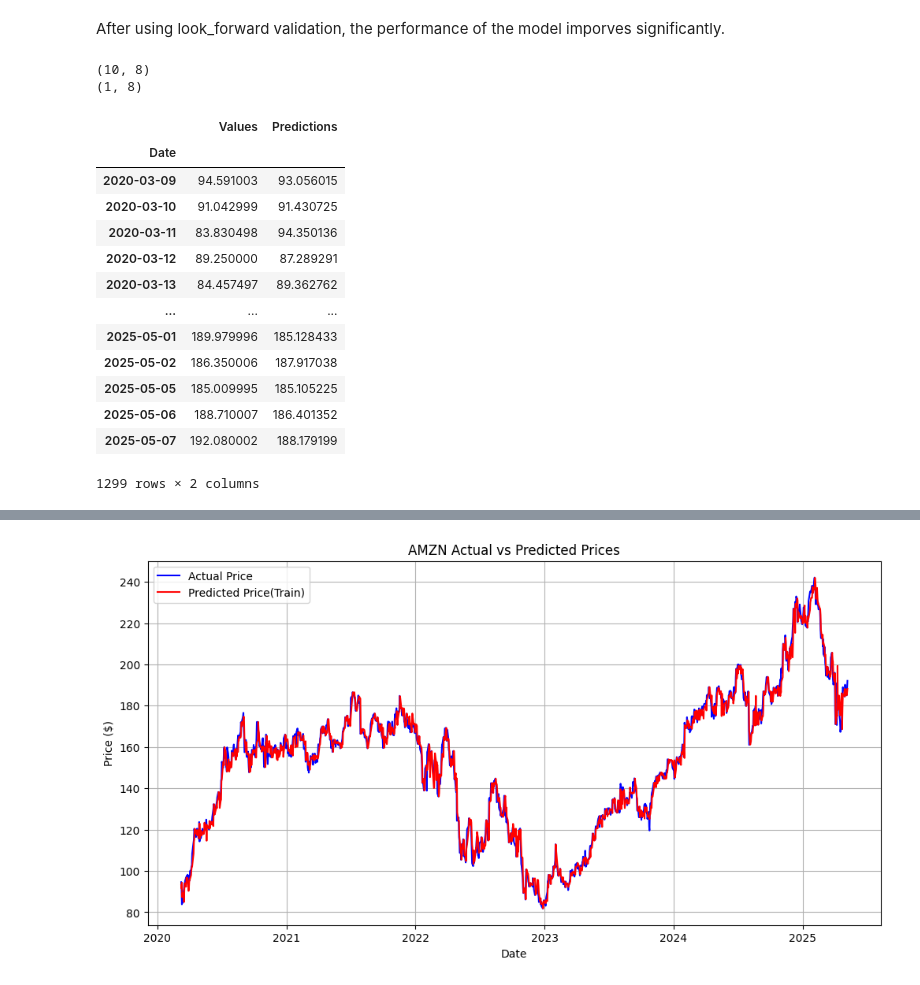
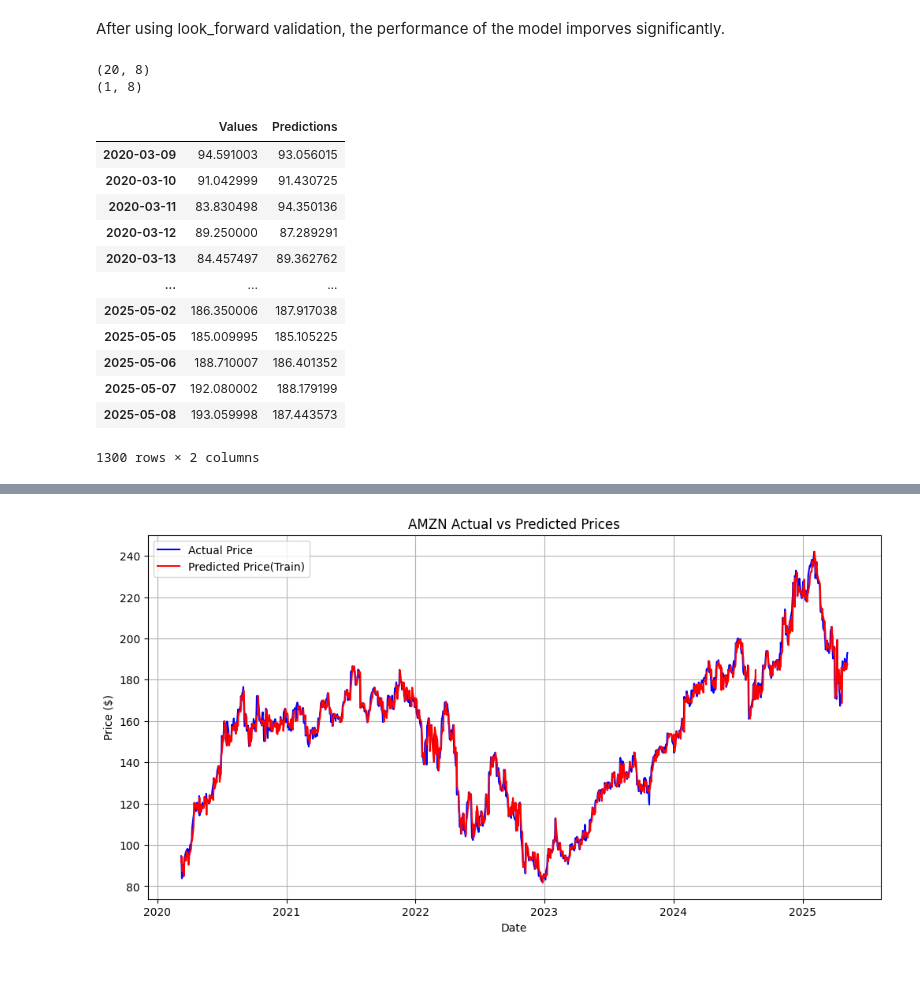
Before and after one commit to OAillon/Stock-Price-Prediction, a Jupyter notebook: jupyter_notebooks/XGBoost.ipynb, the cells around one changed output, grey strips where cells are left out. Saved outputs shown, nothing was run; the diff lists cells and outputs as text; code cells hidden in the pictures.

```diff
--- a/jupyter_notebooks/XGBoost.ipynb
+++ b/jupyter_notebooks/XGBoost.ipynb
@@ -350,7 +352,8 @@ n_test = 1
 # Initialize lists to store predictions and actual values
 predictions = []
 actual = []
-
+total_test_dates = []
+dates = amzn.index
 X = amzn[features].values
 y = amzn['Target'].values
 
@@ -360,12 +363,14 @@ model = XGBRegressor(n_estimators=100, learning_rate=0.1, random_state=42)
 for i in tqdm(range(len(X) - n_lags - n_test + 1)):
     X_train, X_test = X[i:i+n_lags], X[i+n_lags:i+n_lags+n_test]
     y_train, y_test = y[i:i+n_lags], y[i+n_lags:i+n_lags+n_test]
+    test_dates = dates[i+n_lags:i+n_lags+n_test]
 
     model.fit(X_train, y_train)
 
     y_pred = model.predict(X_test)
     predictions.extend(y_pred)
     actual.extend(y_test)
+    total_test_dates.extend(test_dates)
 # %%
 # Calculate the Mean Squared Error
 
@@ -386,39 +393,39 @@ print(predictions)
 # %% [markdown]
 After using look_forward validation, the performance of the model imporves significantly.
 # %%
-# Training for an unknown day
-X_train = amzn[-10:][features].values
+# Training today's target (prediction of tomorrow's closing price)
+X_train = amzn[-n_lags:][features].values
 X_test = last_row[features].values.reshape(1, -1)
-y_train = amzn[-10:]['Target'].values
+y_train = amzn[-n_lags:]['Target'].values
 model.fit(X_train, y_train)
-last_prediction = model.predict(X_test)
+pred_wo_target_1 = model.predict(X_test)
 
 print(X_train.shape)
 print(X_test.shape)
+# print(last_row)
 # %% [output]
-(10, 8)
+(20, 8)
 (1, 8)
 # %%
-result_dates = amzn.reset_index()['Date'][20:]
+result_dates = total_test_dates
 data = {
 'Values': actual,
 'Predictions': predictions}
 result_df = pd.DataFrame(
 data = data, index = result_dates
 )
 result_df
 # %% [output]
 |  | Values | Predictions |
-| Date |  |  |
 | 2020-03-09 | 94.591003 | 93.056015 |
 | 2020-03-10 | 91.042999 | 91.430725 |
 | 2020-03-11 | 83.830498 | 94.350136 |
 | 2020-03-12 | 89.250000 | 87.289291 |
 | 2020-03-13 | 84.457497 | 89.362762 |
 | ... | ... | ... |
-| 2025-05-01 | 189.979996 | 185.128433 |
 | 2025-05-02 | 186.350006 | 187.917038 |
 | 2025-05-05 | 185.009995 | 185.105225 |
 | 2025-05-06 | 188.710007 | 186.401352 |
 | 2025-05-07 | 192.080002 | 188.179199 |
+| 2025-05-08 | 193.059998 | 187.443573 |
-1299 rows × 2 columns
+1300 rows × 2 columns
```
Also changed, not shown: parts of 17 cells of this notebook.
